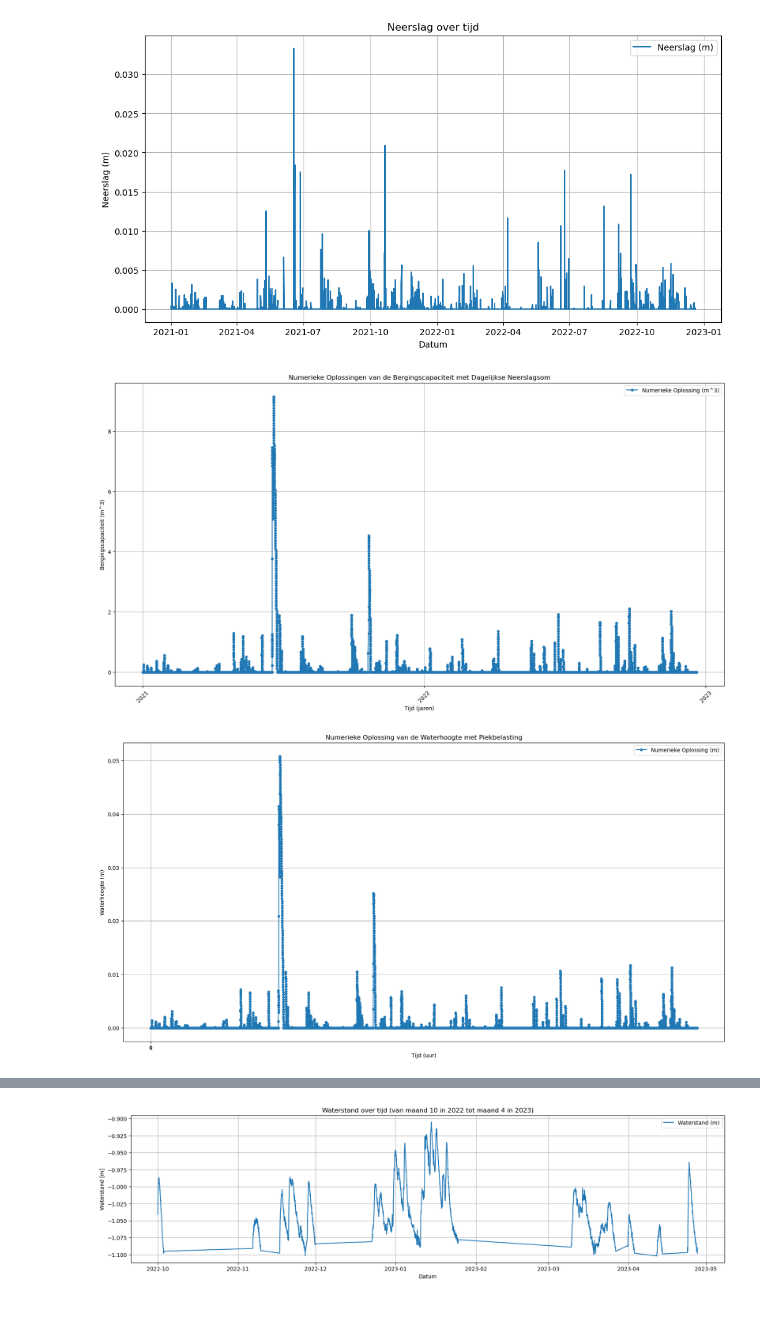
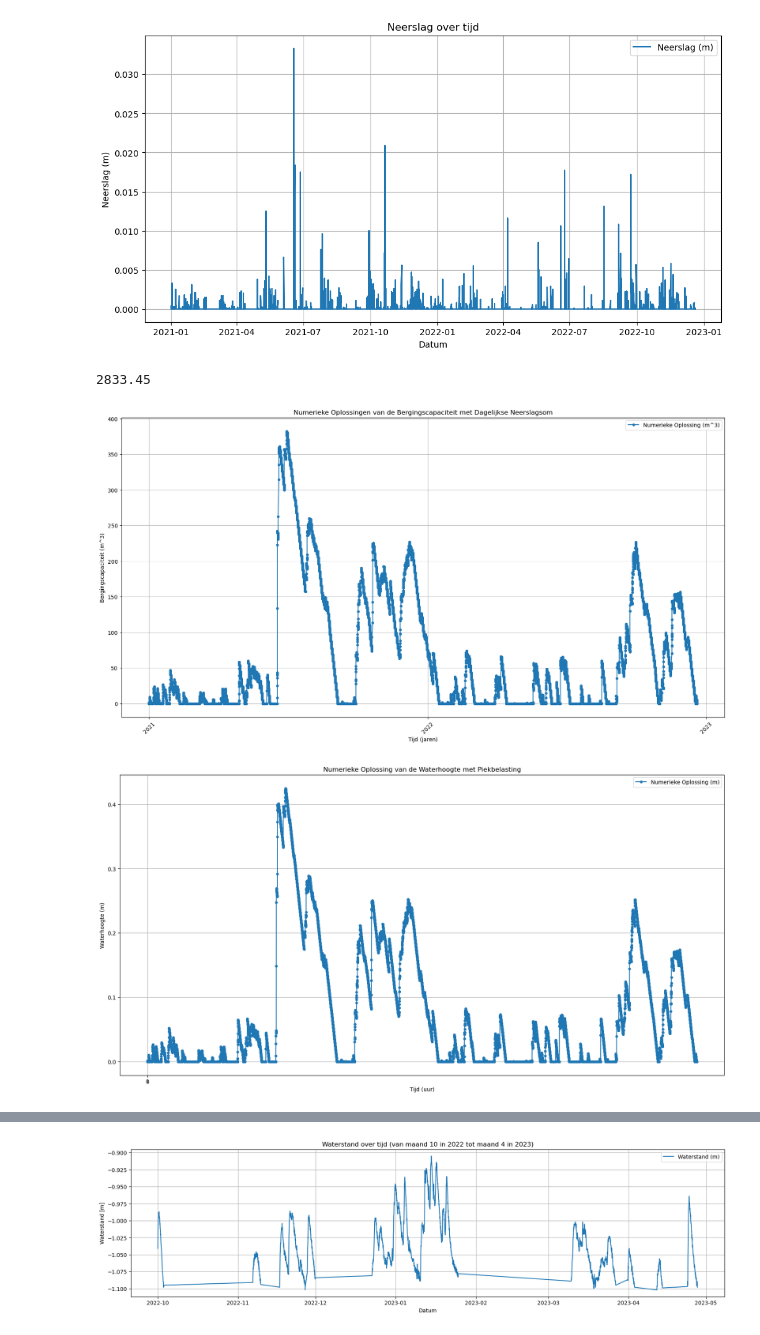
Before and after one commit to Dim277/Casus_waterbergende_weg, a Jupyter notebook: TesTies.ipynb, the cells around one changed output, grey strips where cells are left out. Cells and saved outputs as stored; diff of their text form; code cells hidden in the pictures.

```diff
--- a/TesTies.ipynb
+++ b/TesTies.ipynb
@@ -45,10 +45,20 @@ plt.show()
 #Invoer van KNMI dataset in het model van de waterbergende weg
 
 # Parameters
-A_neerslagopp= 100.0  # Oppervlakte van de weg (m^2)
-A_bergendopp = 200.0  #Oppervlak van het bergend pakket (m^2)
-k_uur = 0.01/24# Doorlatendheidscoëfficiënt van de bodem (m/uur)
-por = 0.9
+A_hellend_dak = 660.88
+A_vlak_dak = 56.12
+A_rijweg_goot = 836.99
+A_trottoir_goot = 532.36
+A_trottoir_kolk = 177.02
+A_parkeerplaatsen = 570.08
+
+A_totaal= A_hellend_dak + A_vlak_dak + A_rijweg_goot + A_trottoir_goot + A_trottoir_kolk + A_parkeerplaatsen
+A_rockflow = 1000   #Oppervlak van het bergend pakket (m^2)
+
+k_bodem = 0.0002   #Doorlatendheidscoëfficiënt van de bodem (m/uur)
+k_rockflow = 200/24 #Doorlatendheidscoëfficiënt van de rockflow (m/uur)
+por_bodem = 0.4
+por_rockflow = 0.95
 t0 = 0
 
 uren = len(Uursom_neerslag)
@@ -64,37 +74,38 @@ V[0] = 0.0  # Initiële bergingscapaciteit (m^3)
 
 # Numerieke oplossing met behulp van de methode van Euler
 for i in range(1, len(t)):
-    dVdt = (Uursom_neerslag[i] * A_neerslagopp - k_uur * A_bergendopp)
+    dVdt = (Uursom_neerslag[i] * A_totaal - k_bodem * A_rockflow)
     V[i] = max(0, V[i - 1] + dVdt * dt)
-    h[i] = max(0, V[i] / por / A_bergendopp)
+    h[i] = max(0, V[i] / por_bodem / A_rockflow)
 
 # Plot de numerieke oplossing voor het volume (verbeterde x-as)
 plt.figure(figsize=(20, 10))
 plt.plot(df_neerslag["DateTime"], V, label='Numerieke Oplossing (m^3)', marker='o', markersize=4, linestyle='-')
 plt.xlabel('Tijd (jaren)')  # Verander x-as label naar 'Tijd (jaren)'
 plt.ylabel('Bergingscapaciteit (m^3)')
 plt.title('Numerieke Oplossingen van de Bergingscapaciteit met Dagelijkse Neerslagsom')
 plt.legend()
 plt.grid(True)
 plt.gca().xaxis.set_major_locator(mdates.YearLocator(base=1))  # Alleen de jaren laten zien
 plt.gca().xaxis.set_major_formatter(mdates.DateFormatter('%Y'))
 plt.xticks(rotation=45)  # Roteren van de waardes op de x-as
 plt.show()
 
 # Plot de numerieke oplossing voor waterhoogte
 plt.figure(figsize=(20, 10))
 plt.plot(t, h, label='Numerieke Oplossing (m)', marker='o', markersize=4, linestyle='-')
 plt.xlabel('Tijd (uur)')
 plt.ylabel('Waterhoogte (m)')
 plt.title('Numerieke Oplossing van de Waterhoogte met Piekbelasting')
 plt.legend()
 plt.grid(True)
 plt.xticks(np.arange(0, 2, 1))  # Tijdstapmarkeringen om de 1 dag
 plt.show()
 # %% [output]
 [figure]
+2833.45
-[figure, old version]
+[figure, new version]
-[figure, old version]
+[figure, new version]
 # %%
 import pandas as pd
 import matplotlib.pyplot as plt
```
